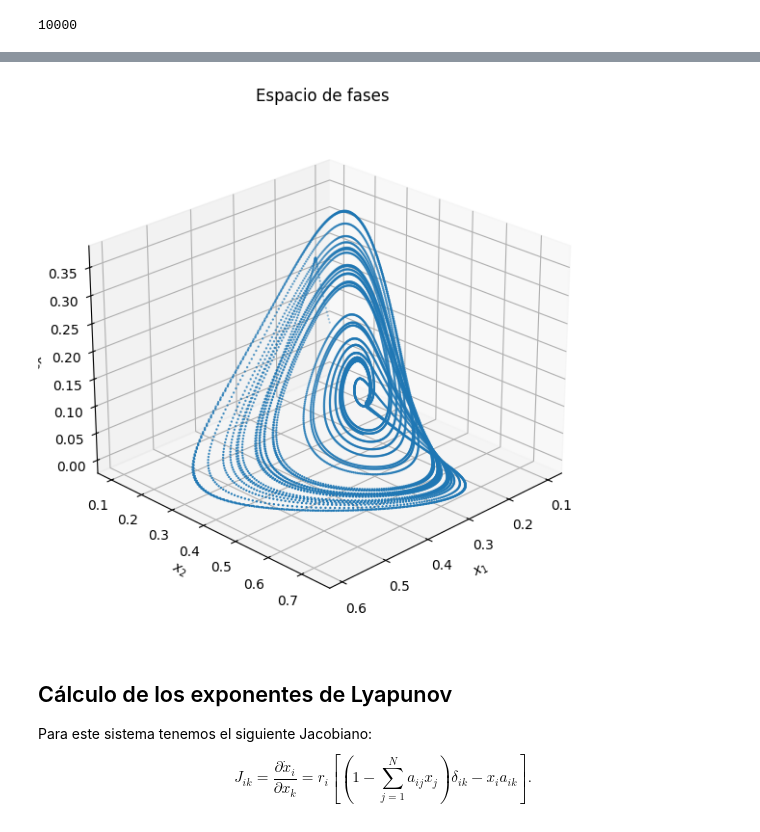
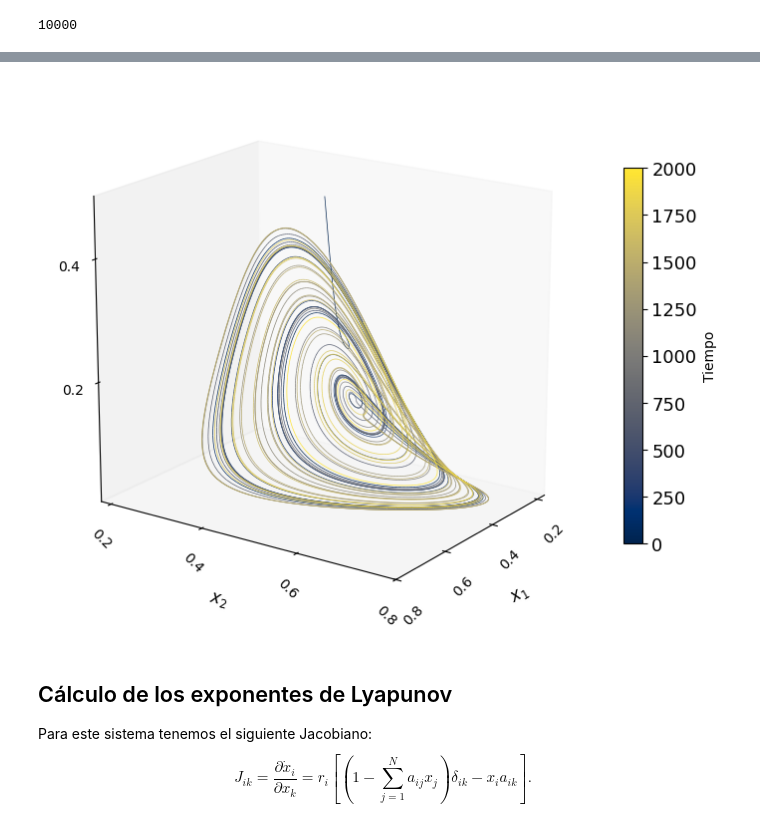
Before and after one commit to jenriquezafra/TFG, a Jupyter notebook: Draft_L-V.ipynb, the cells around one changed output, grey strips where cells are left out. Drawn from its saved outputs; the diff is of its cells as text; code cells hidden in the pictures.

```diff
--- a/Draft_L-V.ipynb
+++ b/Draft_L-V.ipynb
@@ -83,16 +99,64 @@ plt.show()
 # %%
-# creamos figura y ejes 3d
-fig = plt.figure(figsize=(10,7))
+# %matplotlib notebook
+
+# Creamos figura y ejes 3D
+fig = plt.figure(figsize=(10, 7))
 ax = fig.add_subplot(111, projection='3d')
 
-# dibujamos el espacio de fases
-ax.scatter(sol.y[0],sol.y[1],sol.y[2] , label='Espacio de fases', s=0.5)
-ax.set_xlabel(f'$x_1$')
-ax.set_ylabel(f'$x_2$')
-ax.set_zlabel(f'$x_3$')
-ax.set_title('Espacio de fases')
+# Asignamos color según la evolución temporal
+time_sol = sol.t
+c = 2000 * (time_sol - time_sol.min()) / (time_sol.max() - time_sol.min())
 
-ax.view_init(elev=25, azim=45)  # cambia elevación y azimut para rotar la gráfica
+# Creamos segmentos de línea
+points = np.array([sol.y[0], sol.y[1], sol.y[2]]).T.reshape(-1, 1, 3)
+segments = np.concatenate([points[:-1], points[1:]], axis=1)
+
+# Coloreamos los segmentos según 'c'
+lc = Line3DCollection(segments, cmap='cividis', norm=plt.Normalize(np.min(c), np.max(c)))
+lc.set_array(c)  # Define el gradiente según 'c'
+lc.set_linewidth(0.5)  # Define el grosor de la línea
+ax.add_collection3d(lc)
+
+# Etiquetas de los ejes y título
+ax.set_xlabel(r'$x_1$', fontsize=12, labelpad=10)
+ax.set_ylabel(r'$x_2$', fontsize=12, labelpad=10)
+ax.set_zlabel(r'$x_3$', fontsize=12, labelpad=10)
+# ax.set_title('Espacio de fases', fontsize=14)
+
+# Establecemos límites para que los ejes tengan proporciones iguales
+xlim = [np.min(sol.y[0]), np.max(sol.y[0])]
+ylim = [np.min(sol.y[1]), np.max(sol.y[1])]
+zlim = [np.min(sol.y[2]), np.max(sol.y[2])]
+ax.set_xlim(xlim)
+ax.set_ylim(ylim)
+ax.set_zlim(zlim)
+
+# Ajustamos las marcas de los ejes
+ax.set_xticks([0.2, 0.4, 0.6, 0.8])
+ax.set_yticks([0.2, 0.4, 0.6, 0.8])
+ax.set_zticks([0.2, 0.4])
+
+# Ajustes para evitar solapamiento
+ax.tick_params(axis='x', labelsize=10, rotation=45)  # Eje X
+ax.tick_params(axis='y', labelsize=10, rotation=-45) # Eje Y
+ax.tick_params(axis='z', labelsize=10)
+
+# Quitamos el grid
+ax.grid(False)
+
+# Añadimos la barra de color
+cbar = plt.colorbar(lc, ax=ax, shrink=0.7)
+cbar.set_label('Tiempo')
+
+# Ajustamos proporciones de los ejes
+ax.set_box_aspect([np.ptp(xlim), np.ptp(ylim), np.ptp(zlim)])  # Proporciones iguales
+
+# Ajustamos la vista personalizada
+ax.view_init(elev=18, azim=35)
+
+# Guardamos la figura (opcional)
+fig.savefig('espacio_fasico_4especies.png', dpi=600)
+
 plt.show()
 # %% [output]
-[figure, old version]
+[figure, new version]
```
Also changed, not shown: parts of 9 cells of this notebook, 2 other files.
